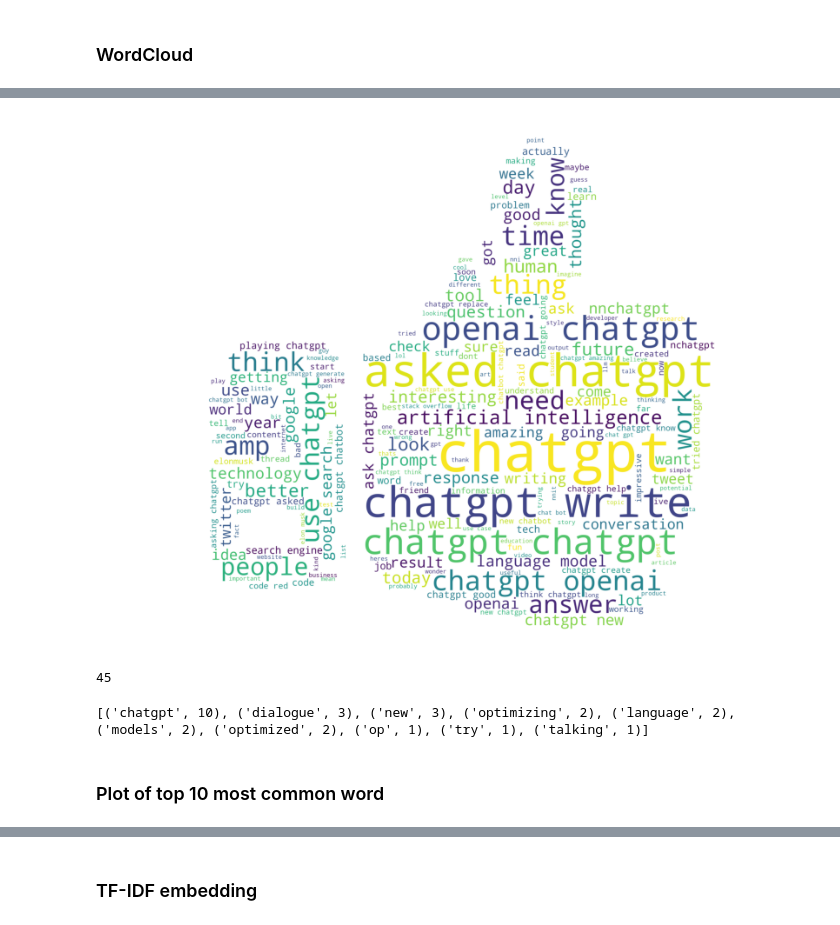
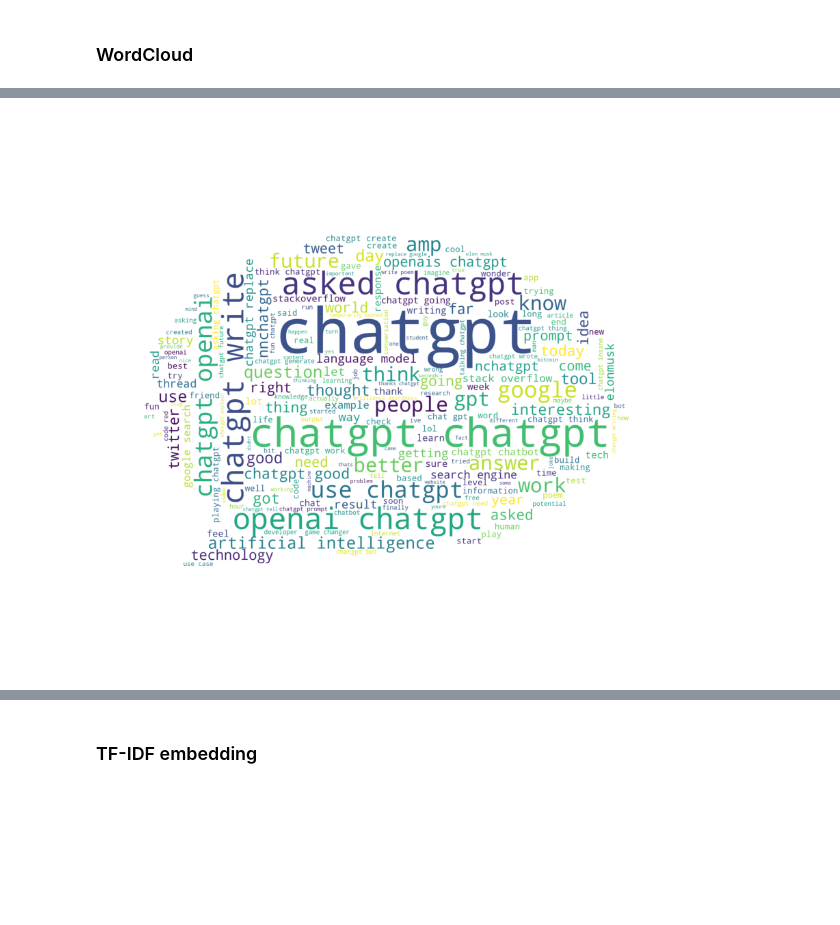
Before and after one commit to Ajkunas/computational-social-media, a Jupyter notebook: analysis_and_visualization.ipynb, the cells around one changed output, grey strips where cells are left out. Cells and saved outputs as stored; diff of their text form; code cells hidden in the pictures; blank space fills up the shorter version.

```diff
--- a/analysis_and_visualization.ipynb
+++ b/analysis_and_visualization.ipynb
@@ -94,0 +130,5 @@ plt.show()
+# %%
+# positiv tweets
+# negativ tweets
+positiv = df[df['label'] == 'positiv']
+negativ = df[df['label'] == 'negativ']
@@ -94,0 +145,18 @@ plt.show()
+# %%
+import os
+import pandas as pd
+import matplotlib.pyplot as plt
+import seaborn as sns
+import itertools
+import collections
+
+# List of all words across tweets
+pos_all_words = list(itertools.chain(*words_in_tweet_positiv))
+neg_all_words = list(itertools.chain(*words_in_tweet_negativ))
+
+# Create counter
+pos_counts = collections.Counter(pos_all_words)
+neg_counts = collections.Counter(neg_all_words)
+
+print(pos_counts.most_common(20))
+print(neg_counts.most_common(20))
@@ -97,43 +226,27 @@ plt.show()
 # %%
 from wordcloud import WordCloud, STOPWORDS
 import matplotlib.pyplot as plt
 from PIL import Image
 import numpy as np
 
 comment_words = ''
 stopwords = set(STOPWORDS)
 
+n = ", ".join(neg_all_words)
 
-for val in df.tweets:
-
-    # typecaste each val to string
-    val = str(val)
-
-    # split the value
-    tokens = val.split()
-
-    # Remove repeated words
-    tokens = list(dict.fromkeys(tokens))
-
-    # # Converts each token into lowercase
-    # for i in range(len(tokens)):
-    #     tokens[i] = tokens[i].lower()
-
-    comment_words += " ".join(tokens)+" "
-
-mask = np.array(Image.open("/Users/barbararuvolo/Desktop/EPFL/Digital Musicology/computational-social-media/wordcloud_images/upvote.png"))
+mask = np.array(Image.open("/Users/barbararuvolo/Desktop/EPFL/Digital Musicology/computational-social-media/wordcloud_images/comment.png"))
 
 wordcloud = WordCloud(width = 800, height = 800,
                 background_color ='white',
                 stopwords = stopwords,
-                min_font_size = 10, mask=mask).generate(comment_words)
+                min_font_size = 10, mask=mask).generate(n)
 
 # plot the WordCloud image
 plt.figure(figsize = (8, 8), facecolor = None)
 plt.imshow(wordcloud)
 plt.axis("off")
 plt.tight_layout(pad = 0)
 
 plt.show()
 # %% [output]
-[figure, old version]
+[figure, new version]
@@ -164,12 +252,0 @@ def word_frequency(text):
-# %%
-freq = word_frequency(df.tweets)
-print(len(freq))
-# %% [output]
-45
-# %%
-top_10 = freq.most_common(10)
-print(top_10)
-# %% [output]
-[('chatgpt', 10), ('dialogue', 3), ('new', 3), ('optimizing', 2), ('language', 2), ('models', 2), ('optimized', 2), ('op', 1), ('try', 1), ('talking', 1)]
-# %% [markdown]
-### Plot of top 10 most common word
```
Also changed, not shown: parts of 18 cells of this notebook.
